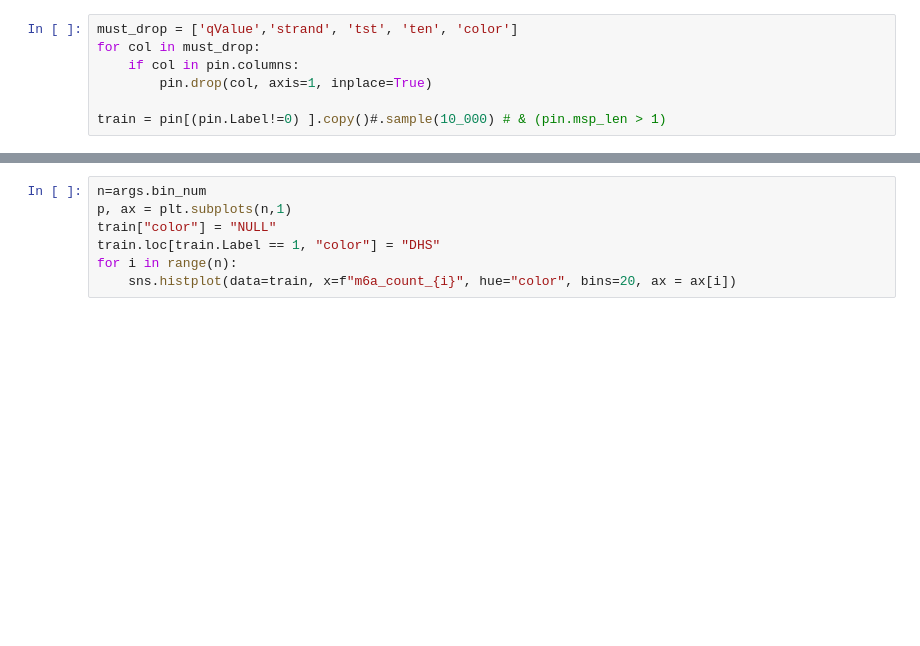
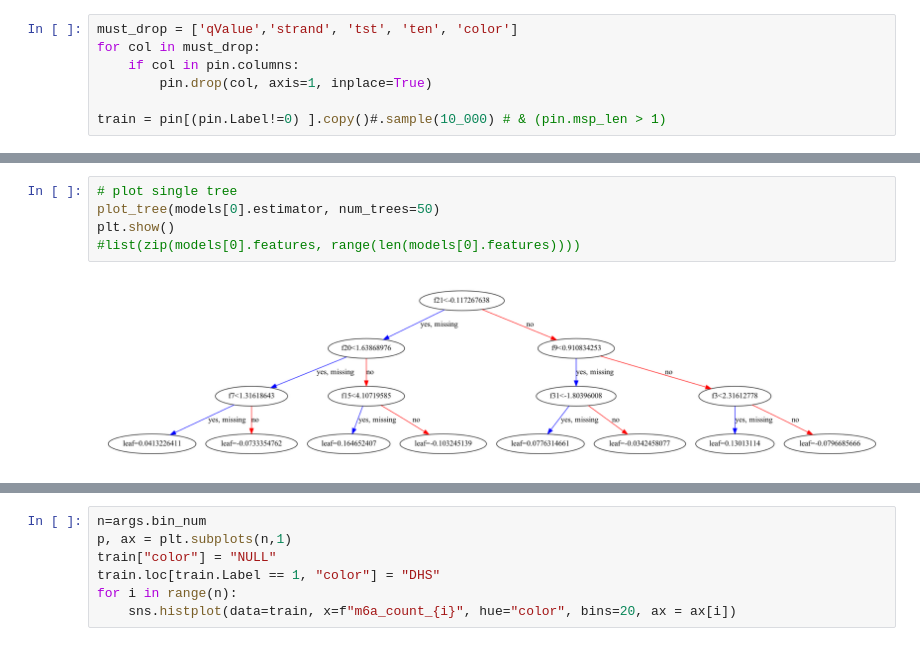
Before and after one commit to mrvollger/fibertools, a Jupyter notebook: scripts/play.ipynb, the cells around one changed output, grey strips where cells are left out. Drawn from its saved outputs; the diff is of its cells as text; blank space fills up the shorter version.

```diff
--- a/scripts/play.ipynb
+++ b/scripts/play.ipynb
@@ -256 +232,8 @@ XGBClassifier(base_score=0.5, booster='gbtree', colsample_bylevel=1,
+# %%
+# plot single tree
+plot_tree(models[0].estimator, num_trees=50)
+plt.show()
+#list(zip(models[0].features, range(len(models[0].features))))
+# %% [output]
+[figure, added]
 # %%
```
Also changed, not shown: parts of 35 cells of this notebook, 4 other files.
